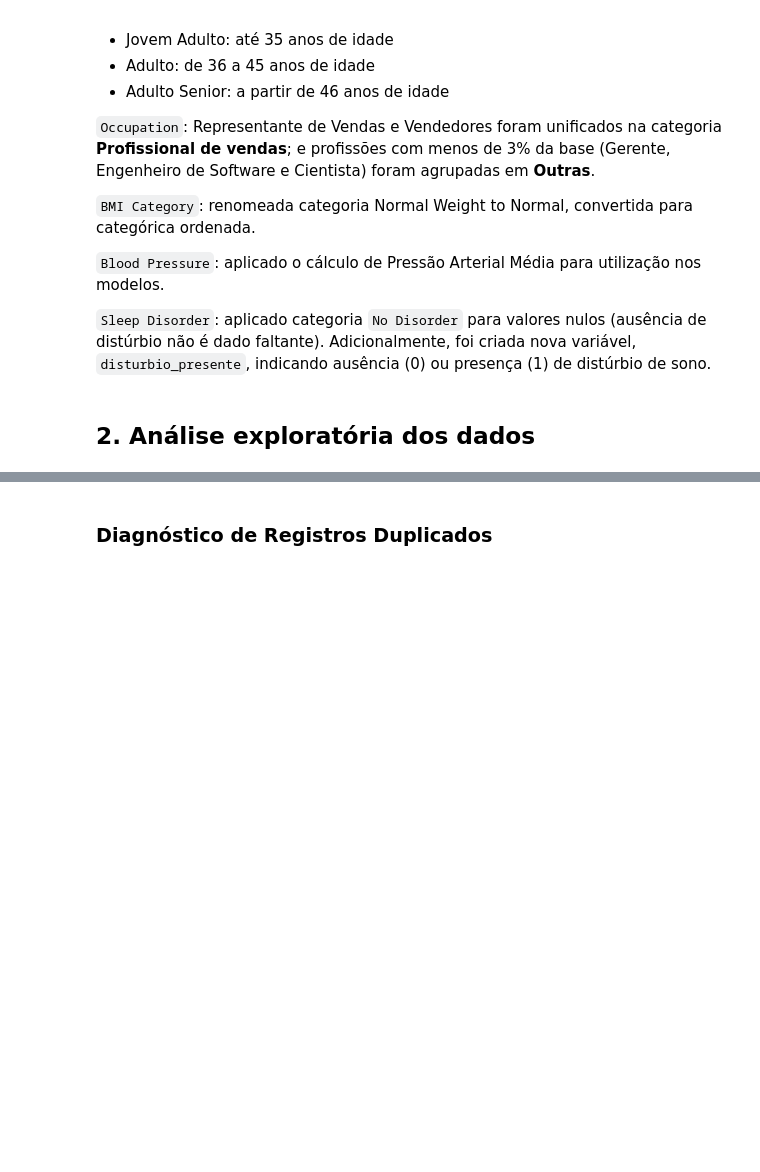
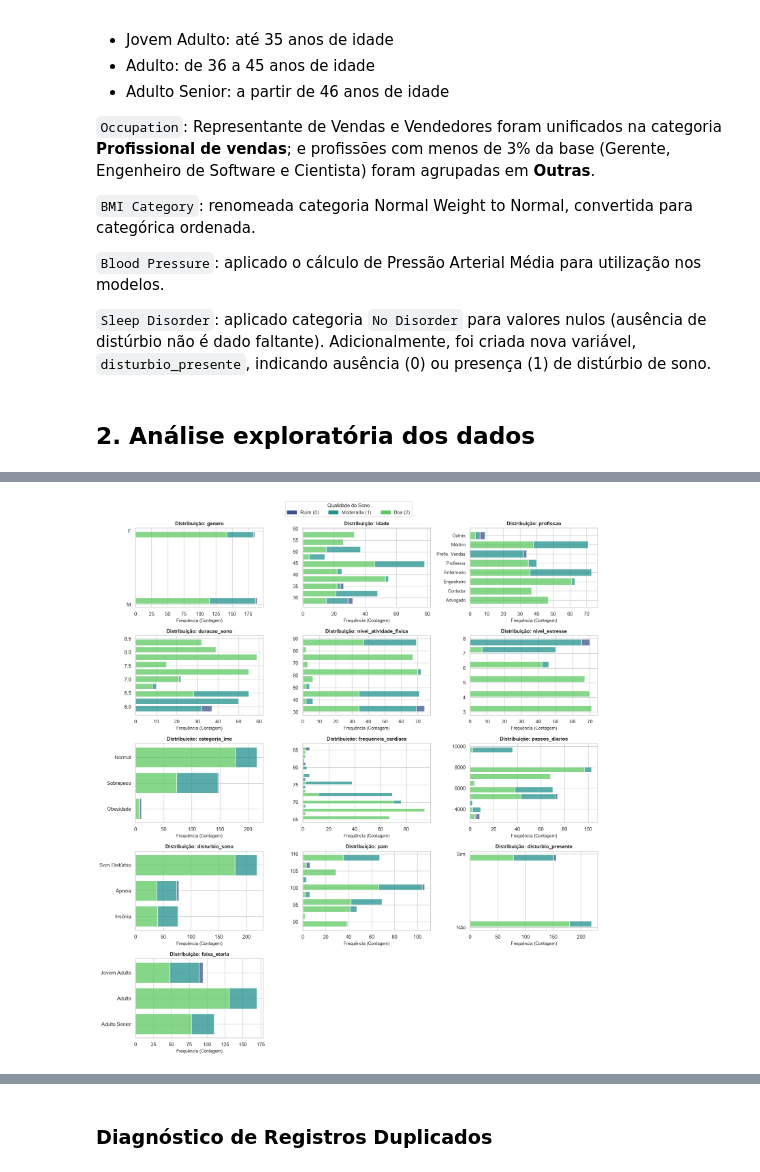
Before and after one commit to Squad-Nina-da-Hora/wmc-projeto-final-lifestyle, a Jupyter notebook: analise.ipynb, the cells around one changed output, grey strips where cells are left out. Saved outputs shown, nothing was run; the diff lists cells and outputs as text; code cells hidden in the pictures; blank space fills up the shorter version.

```diff
--- a/analise.ipynb
+++ b/analise.ipynb
@@ -333,9 +491,9 @@ dados.head(1)
 # %%
-# Traduzindo os valores das variáveis: profissao
+# Agrupando profissionais de vendas
 
 dados['profissao'] = dados['profissao'].replace({
-    'Sales Representative': 'Profissional de vendas',
-    'Salesperson': 'Profissional de vendas'
+    'Sales Representative': 'Profissional de Vendas',
+    'Salesperson': 'Profissional de Vendas'
 })
 
 dados['profissao'].unique()
@@ -437,7 +645,7 @@ plt.show()
 
 # Dicionario para abreviar profissoes longas no grafico
 abreviacoes_profissao = {
-    'Engenheiro de Software': 'Eng. Software'
+    'Profissional de Vendas': 'Profis. Vendas'
 }
 
 fig, axes = plt.subplots(5, 3, figsize=(15, 16))
@@ -461,33 +669,35 @@ for i, var in enumerate(dados):
         axes[idx].set_yticks(range(len(labels_abreviados)))
         axes[idx].set_yticklabels(labels_abreviados, fontsize=9)
 
     # Se for 'genero', forca as posicoes 0 e 1 no eixo y e atribui as labels corretas
     if var == 'genero':
         axes[idx].set_yticks([0, 1])
         axes[idx].set_yticklabels(['M', 'F'])
 
     # Se for 'disturbio_presente', forca as posicoes 0 e 1 no eixo y e atribui as labels corretas
     if var == 'disturbio_presente':
         axes[idx].set_yticks([0, 1])
         axes[idx].set_yticklabels(['Não', 'Sim'])
 
     idx += 1 # Avança para a próxima posição do grid
 
 # Apaga os eixos vazios
 for j in range(idx, len(axes)):
     fig.delaxes(axes[j])
 
 # Criando uma legenda única
 legenda = [
     mpatches.Patch(color=cores[0], label='Ruim (0)'),
     mpatches.Patch(color=cores[1], label='Moderada (1)'),
     mpatches.Patch(color=cores[2], label='Boa (2)')
 ]
 
 fig.legend(handles=legenda, title='Qualidade do Sono', loc='upper center', bbox_to_anchor=(0.5, 1.03), ncol=3, frameon=True,fontsize=10,title_fontsize=11)
 
 plt.tight_layout()
 plt.show()
+# %% [output]
+[figure, added]
 # %%
 # Verificando normalidade dos dados
 
```
Also changed, not shown: parts of 70 cells of this notebook.
